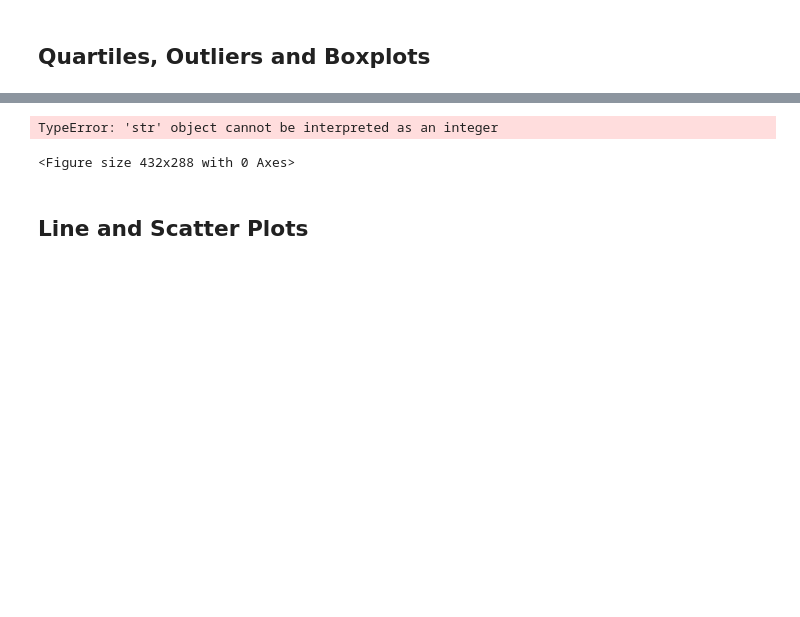
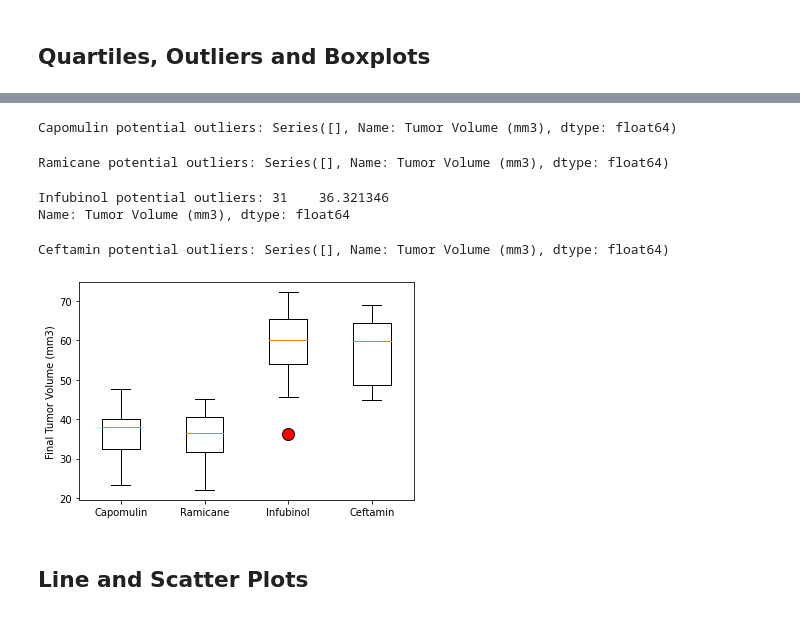
Before and after one commit to kmcclendon729/Matplotlib_HW, a Jupyter notebook: pymaceuticals.ipynb, the cells around one changed output, grey strips where cells are left out. Drawn from its saved outputs; the diff is of its cells as text; code cells hidden in the pictures; blank space fills up the shorter version.

```diff
--- a/pymaceuticals.ipynb
+++ b/pymaceuticals.ipynb
@@ -259,17 +186,71 @@ print(iqr)
+# %%
+# Calculate the final tumor volume of each mouse across four of the most promising treatment regimens.
+
+# find the final tumor volume for each mouse ID
+ftv_df = cleaned_results_df.groupby(['Mouse ID']).max()
+ftv_df = ftv_df.reset_index()
+
+# Merge ftv_df with the cleaned dataframe from above to find the tumor vol at the last timepoint
+merged_ftv = ftv_df[['Mouse ID','Timepoint']].merge(cleaned_results_df,on=['Mouse ID','Timepoint'],how="left")
+
+capomulin = merged_ftv.loc[merged_ftv["Drug Regimen"] == "Capomulin"]['Tumor Volume (mm3)']
+ramicane = merged_ftv.loc[merged_ftv["Drug Regimen"] == "Ramicane"]['Tumor Volume (mm3)']
+infubinol = merged_ftv.loc[merged_ftv["Drug Regimen"] == "Infubinol"]['Tumor Volume (mm3)']
+ceftamin = merged_ftv.loc[merged_ftv["Drug Regimen"] == "Ceftamin"]['Tumor Volume (mm3)']
+# %%
+# Quantitatively determine if there are any potential outliers for Capomulin
+cpmn_quartiles = capomulin.quantile([.25,.5,.75])
+cpmn_lowerq = cpmn_quartiles[0.25]
+cpmn_upperq = cpmn_quartiles[0.75]
+cpmn_iqr = cpmn_upperq-cpmn_lowerq
+cpmn_lower_bound = cpmn_lowerq - (1.5*cpmn_iqr)
+cpmn_upper_bound = cpmn_upperq + (1.5*cpmn_iqr)
+print(f"Capomulin potential outliers: {capomulin.loc[(capomulin < cpmn_lower_bound) | (capomulin > cpmn_upper_bound)]}")
+# %% [output]
+Capomulin potential outliers: Series([], Name: Tumor Volume (mm3), dtype: float64)
+# %%
+# Quantitatively determine if there are any potential outliers for Ramicane
+rmcn_quartiles = ramicane.quantile([.25,.5,.75])
+rmcn_lowerq = rmcn_quartiles[0.25]
+rmcn_upperq = rmcn_quartiles[0.75]
+rmcn_iqr = rmcn_upperq-rmcn_lowerq
+rmcn_lower_bound = rmcn_lowerq - (1.5*rmcn_iqr)
+rmcn_upper_bound = rmcn_upperq + (1.5*rmcn_iqr)
+print(f"Ramicane potential outliers: {ramicane.loc[(ramicane < rmcn_lower_bound) | (ramicane > rmcn_upper_bound)]}")
+# %% [output]
+Ramicane potential outliers: Series([], Name: Tumor Volume (mm3), dtype: float64)
+# %%
+# Quantitatively determine if there are any potential outliers for Infubinol
+infb_quartiles = infubinol.quantile([.25,.5,.75])
+infb_lowerq = infb_quartiles[0.25]
+infb_upperq = infb_quartiles[0.75]
+infb_iqr = infb_upperq-infb_lowerq
+infb_lower_bound = infb_lowerq - (1.5*infb_iqr)
+infb_upper_bound = infb_upperq + (1.5*infb_iqr)
+print(f"Infubinol potential outliers: {infubinol.loc[(infubinol < infb_lower_bound) | (infubinol > infb_upper_bound)]}")
+# %% [output]
+Infubinol potential outliers: 31    36.321346
+Name: Tumor Volume (mm3), dtype: float64
+# %%
+# Quantitatively determine if there are any potential outliers for Ceftamin
+cftm_quartiles = ceftamin.quantile([.25,.5,.75])
+cftm_lowerq = cftm_quartiles[0.25]
+cftm_upperq = cftm_quartiles[0.75]
+cftm_iqr = cftm_upperq-cftm_lowerq
+cftm_lower_bound = cftm_lowerq - (1.5*cftm_iqr)
+cftm_upper_bound = cftm_upperq + (1.5*cftm_iqr)
+print(f"Ceftamin potential outliers: {ceftamin.loc[(ceftamin < cftm_lower_bound) | (ceftamin > cftm_upper_bound)]}")
+# %% [output]
+Ceftamin potential outliers: Series([], Name: Tumor Volume (mm3), dtype: float64)
 # %%
 # Generate a box plot of the final tumor volume of each mouse across four regimens of interest
 #filter dataframe by
-fig1, ax1 = plt.subplots()
-ax.boxplot(())
-ax1.set_ylabel('Final Tumor Volume (mm3)')
-ax1.boxplot(ftv_capo_cleaned)
-ax1.boxplot(ftv_ramc_cleaned)
-ax1.boxplot(ftv_infb_cleaned)
-ax1.boxplot(ftv_ceft_cleaned)
+orange_out = dict(markerfacecolor='red',markersize=12)
+plt.boxplot([capomulin,ramicane,infubinol,ceftamin],labels=['Capomulin','Ramicane','Infubinol','Ceftamin'],flierprops=orange_out)
+plt.ylabel('Final Tumor Volume (mm3)')
 plt.show()
 # %% [output]
-TypeError: 'str' object cannot be interpreted as an integer
-<Figure size 432x288 with 0 Axes>
+[figure, added]
 # %% [markdown]
 ## Line and Scatter Plots
 # %%
```
Also changed, not shown: parts of 26 cells of this notebook.
